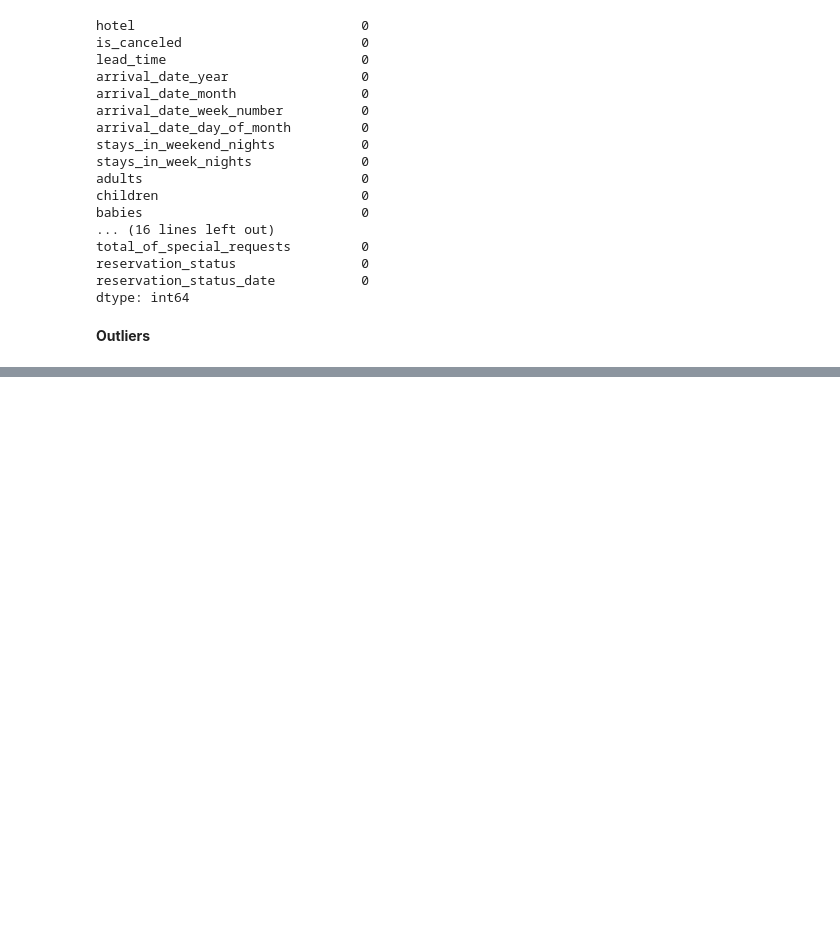
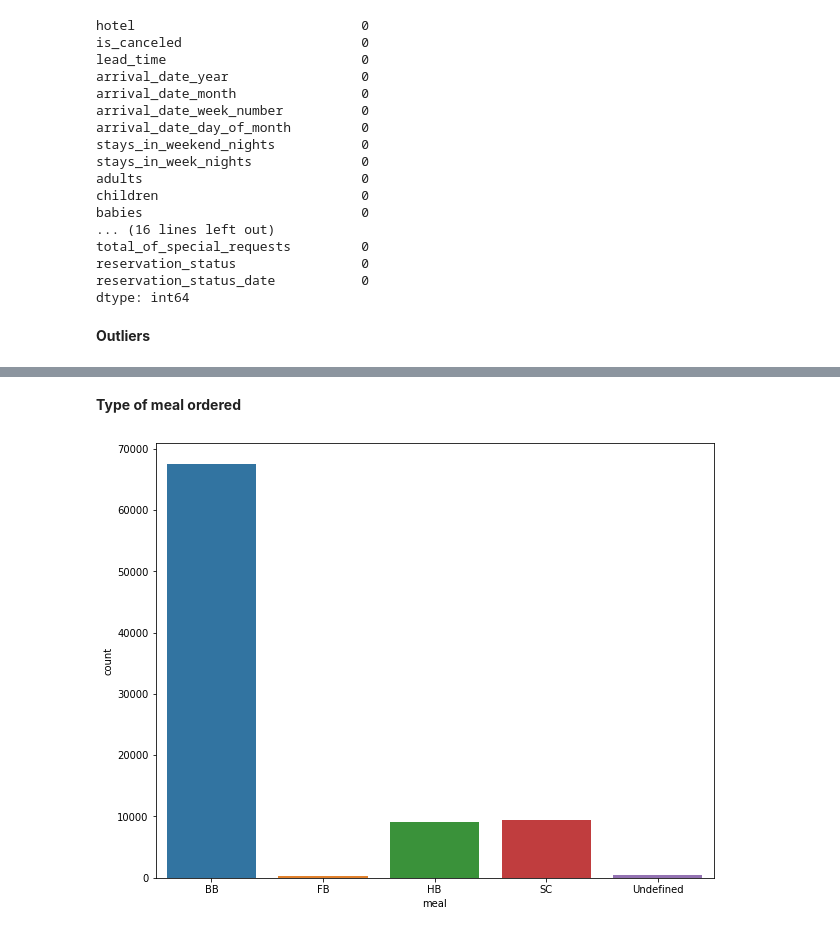
Before and after one commit to kavyasree761/hotel-booking-analysis, a Jupyter notebook: Copy_of_Hotel_Booking_Analysis_Capstone_Project.ipynb, the cells around one changed output, grey strips where cells are left out. Saved outputs shown, nothing was run; the diff lists cells and outputs as text; code cells hidden in the pictures; blank space fills up the shorter version.

```diff
--- a/Copy_of_Hotel_Booking_Analysis_Capstone_Project.ipynb
+++ b/Copy_of_Hotel_Booking_Analysis_Capstone_Project.ipynb
@@ -226,0 +247,9 @@ data.drop(data[data['adr'] > 5200].index, inplace = True)
+# %% [markdown]
+**Type of meal ordered**
+# %%
+plt.figure( figsize=(10, 8))
+
+sns.countplot(x = data['meal'])
+plt.show()
+# %% [output]
+[figure, added]
```
Also changed, not shown: parts of 9 cells of this notebook.
